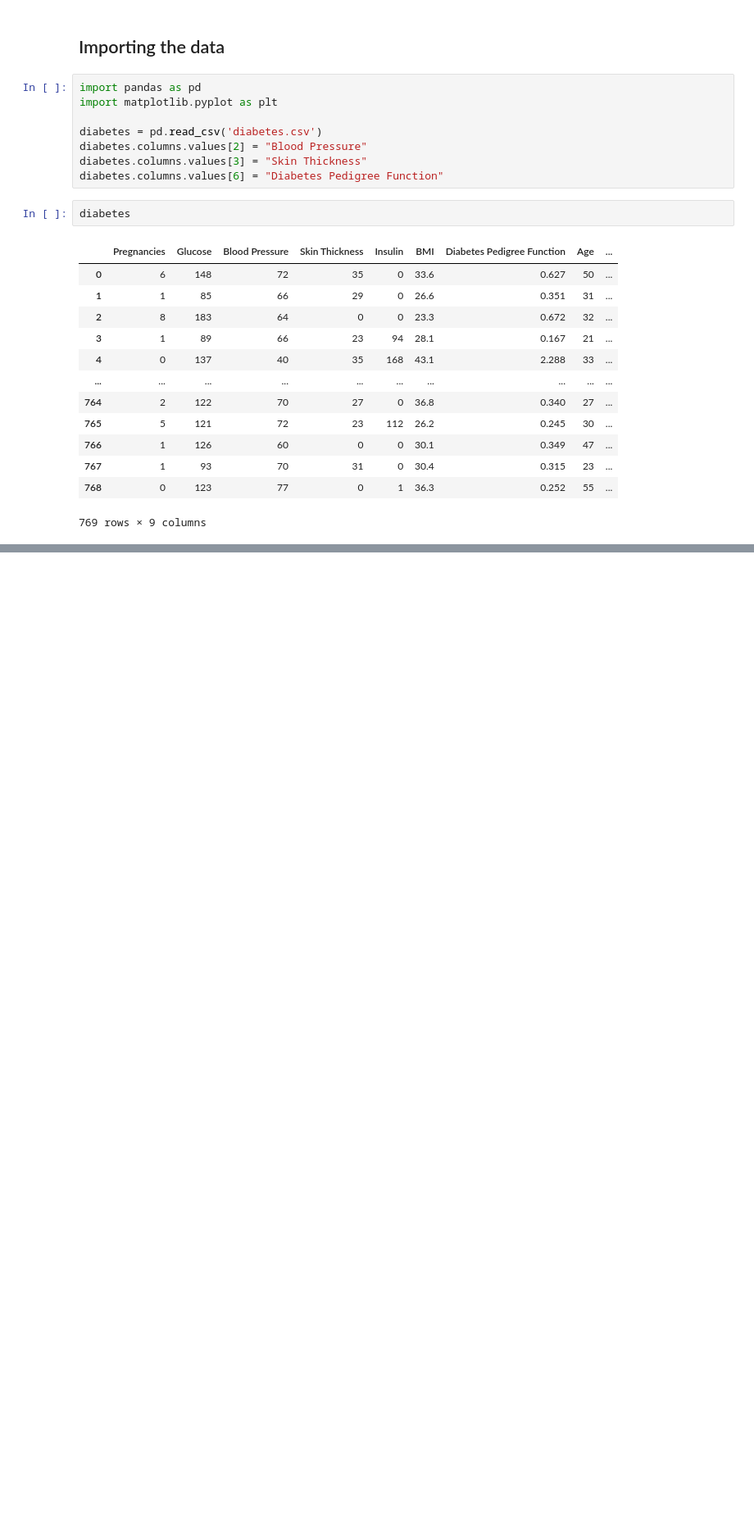
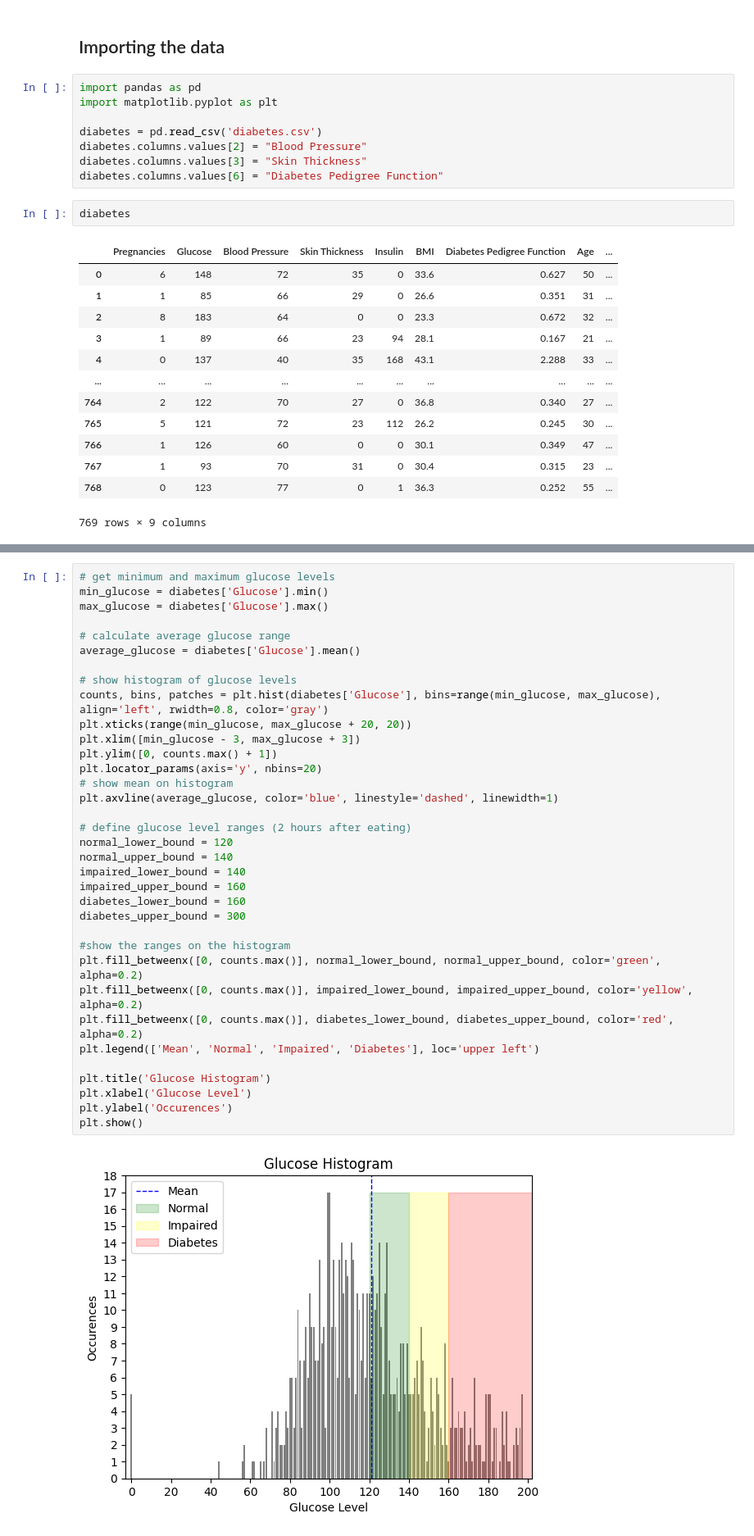
Before and after one commit to Bluxen/DA-Project1, a Jupyter notebook: 13_diabetes_prediction.ipynb, the cells around one changed output, grey strips where cells are left out. Shown: that part at 82% size. Saved outputs shown, nothing was run; the diff lists cells and outputs as text; blank space fills up the shorter version.

Commit message:
added glucose section

```diff
--- a/13_diabetes_prediction.ipynb
+++ b/13_diabetes_prediction.ipynb
@@ -66,0 +71,37 @@ Max pregnancies:  17
+# %%
+# get minimum and maximum glucose levels
+min_glucose = diabetes['Glucose'].min()
+max_glucose = diabetes['Glucose'].max()
+
+# calculate average glucose range
+average_glucose = diabetes['Glucose'].mean()
+
+# show histogram of glucose levels
+counts, bins, patches = plt.hist(diabetes['Glucose'], bins=range(min_glucose, max_glucose), align='left', rwidth=0.8, color='gray')
+plt.xticks(range(min_glucose, max_glucose + 20, 20))
+plt.xlim([min_glucose - 3, max_glucose + 3])
+plt.ylim([0, counts.max() + 1])
+plt.locator_params(axis='y', nbins=20)
+# show mean on histogram
+plt.axvline(average_glucose, color='blue', linestyle='dashed', linewidth=1)
+
+# define glucose level ranges (2 hours after eating)
+normal_lower_bound = 120
+normal_upper_bound = 140
+impaired_lower_bound = 140
+impaired_upper_bound = 160
+diabetes_lower_bound = 160
+diabetes_upper_bound = 300
+
+#show the ranges on the histogram
+plt.fill_betweenx([0, counts.max()], normal_lower_bound, normal_upper_bound, color='green', alpha=0.2)
+plt.fill_betweenx([0, counts.max()], impaired_lower_bound, impaired_upper_bound, color='yellow', alpha=0.2)
+plt.fill_betweenx([0, counts.max()], diabetes_lower_bound, diabetes_upper_bound, color='red', alpha=0.2)
+plt.legend(['Mean', 'Normal', 'Impaired', 'Diabetes'], loc='upper left')
+
+plt.title('Glucose Histogram')
+plt.xlabel('Glucose Level')
+plt.ylabel('Occurences')
+plt.show()
+# %% [output]
+[figure, added]
```
Also changed, not shown: parts of 4 cells of this notebook.
